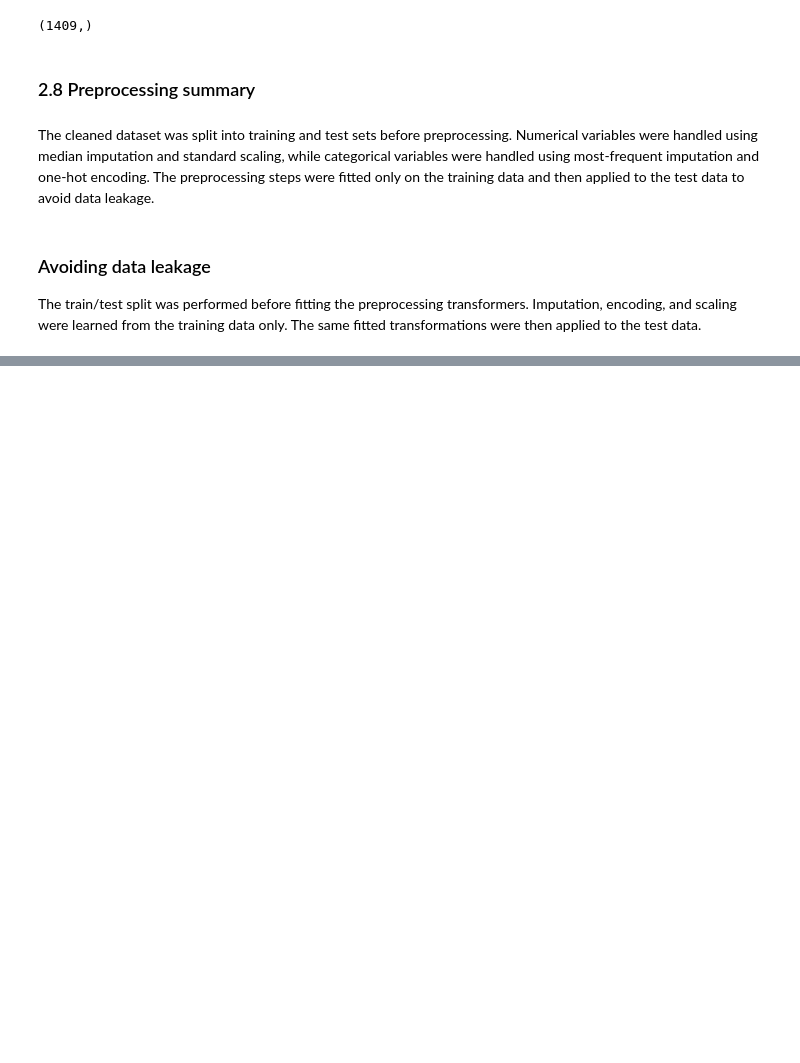
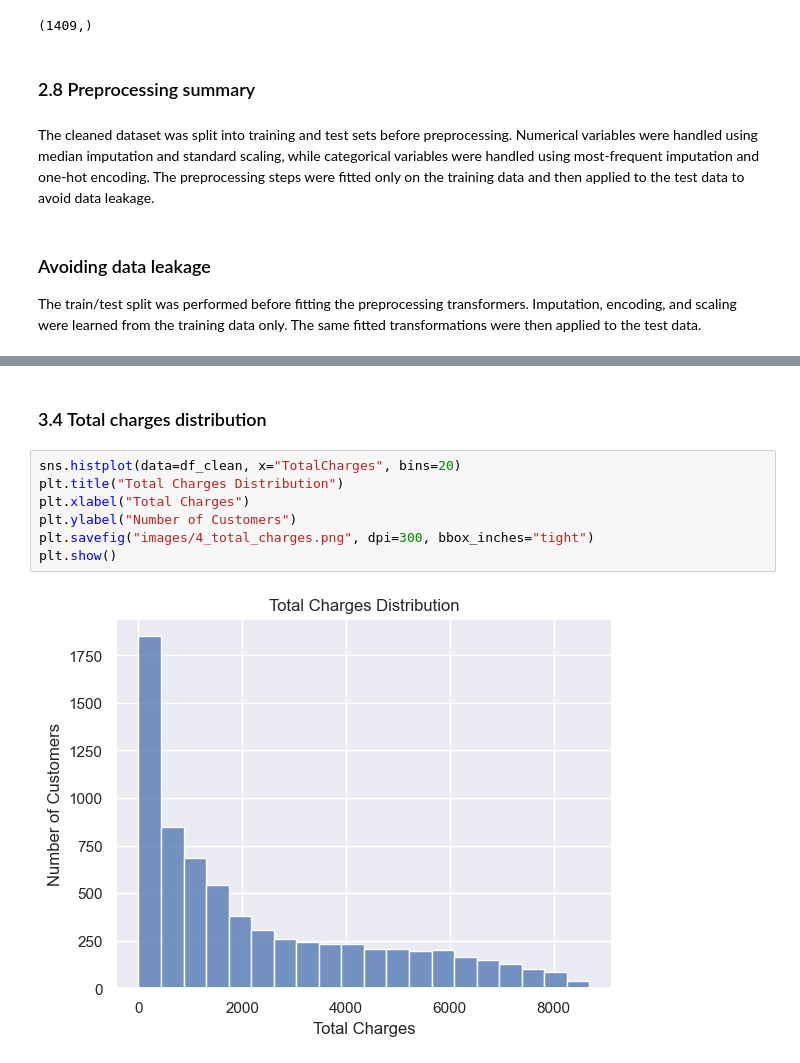
Before and after one commit to francisparwez/telco-customer-churn, a Jupyter notebook: Telco_Churn.ipynb, the cells around one changed output, grey strips where cells are left out. Drawn from its saved outputs; the diff is of its cells as text; blank space fills up the shorter version.

```diff
--- a/Telco_Churn.ipynb
+++ b/Telco_Churn.ipynb
@@ -505,0 +584,11 @@ The train/test split was performed before fitting the preprocessing transformers
+# %% [markdown]
+### 3.4 Total charges distribution
+# %%
+sns.histplot(data=df_clean, x="TotalCharges", bins=20)
+plt.title("Total Charges Distribution")
+plt.xlabel("Total Charges")
+plt.ylabel("Number of Customers")
+plt.savefig("images/4_total_charges.png", dpi=300, bbox_inches="tight")
+plt.show()
+# %% [output]
+[figure, added]
```
Also changed, not shown: parts of 44 cells of this notebook, 14 other files.
